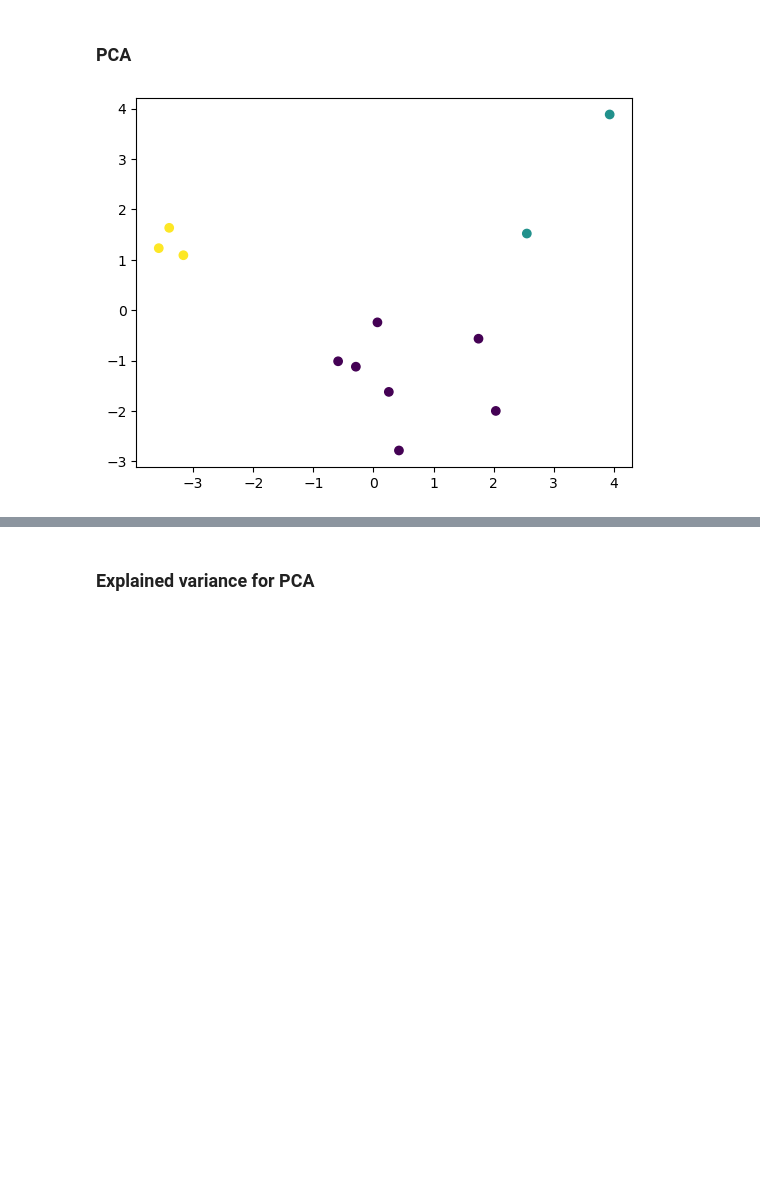
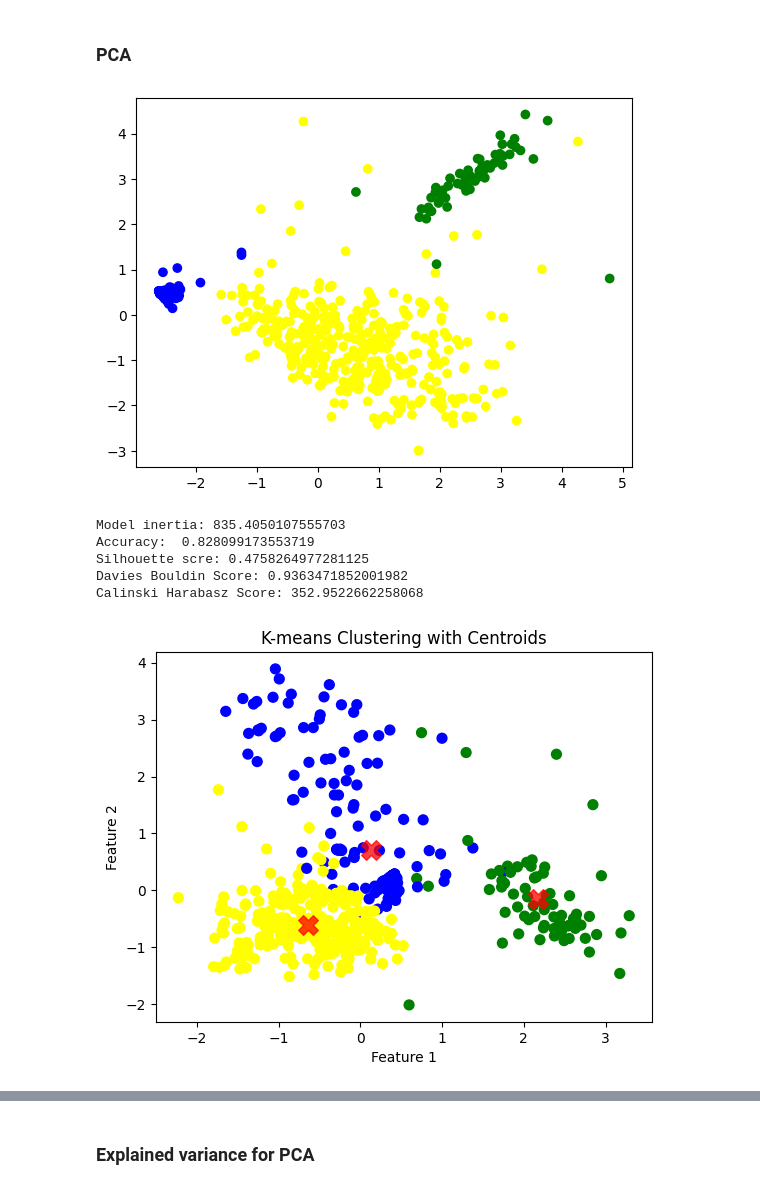
Before and after one commit to FilipLangiewicz/ActivityDetection, a Jupyter notebook: code/AD_2_final.ipynb, the cells around one changed output, grey strips where cells are left out. Saved outputs shown, nothing was run; the diff lists cells and outputs as text; code cells hidden in the pictures; blank space fills up the shorter version.

```diff
--- a/code/AD_2_final.ipynb
+++ b/code/AD_2_final.ipynb
@@ -189,7 +189,7 @@ plt.show()
 # %% [markdown]
 ### Dropping correlated columns
 # %%
-reduced_result = result.drop(columns=['sd_yaw', 'min_speed', 'max_speed', 'min_pitch', 'total_distance', 'median_roll', 'max_yaw', 'median_yaw', 'average_yaw', 'sd_pitch', 'max_pitch', 'average_pitch', 'max_acceleration', 'min_acceleration', 'mean_gyroscope', 'max_roll', 'min_roll'])
+reduced_result = result.drop(columns=['sd_yaw', 'min_speed', 'total_steps', 'max_speed', 'min_pitch', 'total_distance', 'median_roll', 'max_yaw', 'median_yaw', 'average_yaw', 'sd_pitch', 'max_pitch', 'average_pitch', 'max_acceleration', 'min_acceleration', 'mean_gyroscope', 'max_roll', 'min_roll'])
 # %%
 plt.figure(figsize=(12, 10))
 sns.heatmap(reduced_result.loc[:, reduced_result.columns != 'id'].corr(),
@@ -208,7 +208,8 @@ plt.show()
 # %% [markdown]
 Real labels from dataset.
 # %%
-real_labels = pd.read_csv("..//final_data//Y_train.csv")
+Y_train = pd.read_csv("..//final_data//Y_train.csv")
+real_labels = Y_train['act_type']
 # %% [markdown]
 We can now drop id from our data frame.
 # %%
@@ -315,4 +316,5 @@ We set n_clusters = 3
 # %%
 n_clusters = 3
 # %%
-real_color_labels = ['yellow' if real_labels.iloc[i, 0] == 0 else 'blue' if real_labels.iloc[i, 0] == 1 else 'green' for i in range(len(real_labels))]
+real_color_labels = ['yellow' if real_labels.iloc[i] == 0 else 'blue' if real_labels.iloc[i] == 1 else 'green' for i in range(len(real_labels))]
+real_color_labels
@@ -417,13 +511,24 @@ Model inertia: 73.76167820352993
 # %%
 scaler = StandardScaler()
 x = reduced_result.copy()
 x = scaler.fit_transform(x)
 
-model = PCA(n_components=2)
+model = PCA(n_components=3)
 transformed = model.fit_transform(x)
 xs = transformed[:,0]
 ys = transformed[:,1]
-plt.scatter(xs,ys,c=real_labels)
+x = pd.DataFrame(transformed)
+scaler2 = StandardScaler()
+x = scaler2.fit_transform(x)
+x = pd.DataFrame(x)
+plt.scatter(xs,ys,c=real_color_labels)
 plt.show()
+doKmeans(x, n_clusters, 1, 2, True, True, 0)
 # %% [output]
-[figure, old version]
+[figure, new version]
+Model inertia: 835.4050107555703
+Accuracy:  0.828099173553719
+Silhouette scre: 0.4758264977281125
+Davies Bouldin Score: 0.9363471852001982
+Calinski Harabasz Score: 352.9522662258068
+[figure, added]
```
Also changed, not shown: parts of 19 cells of this notebook, 1 other file.
